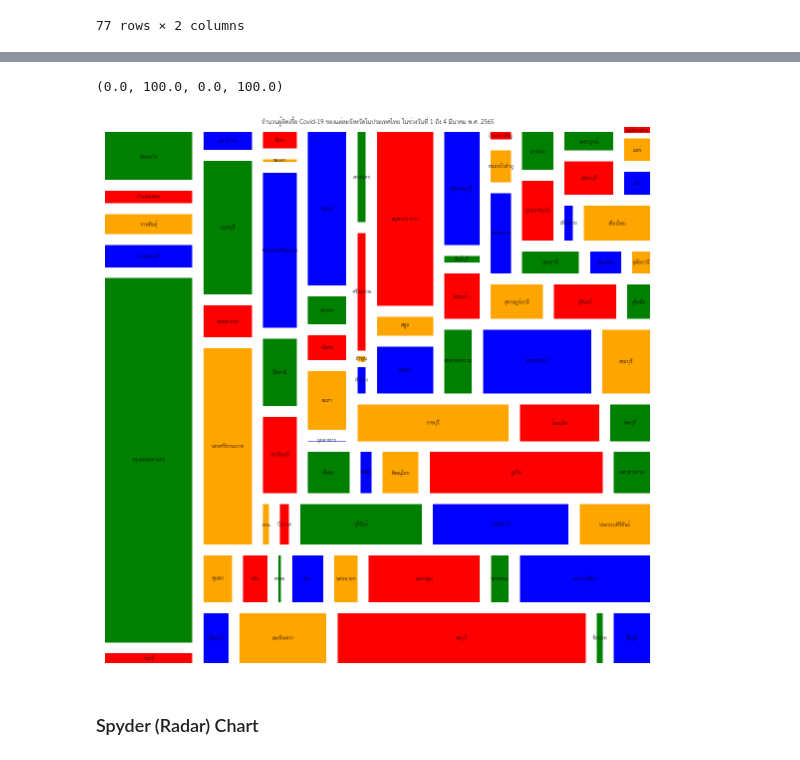
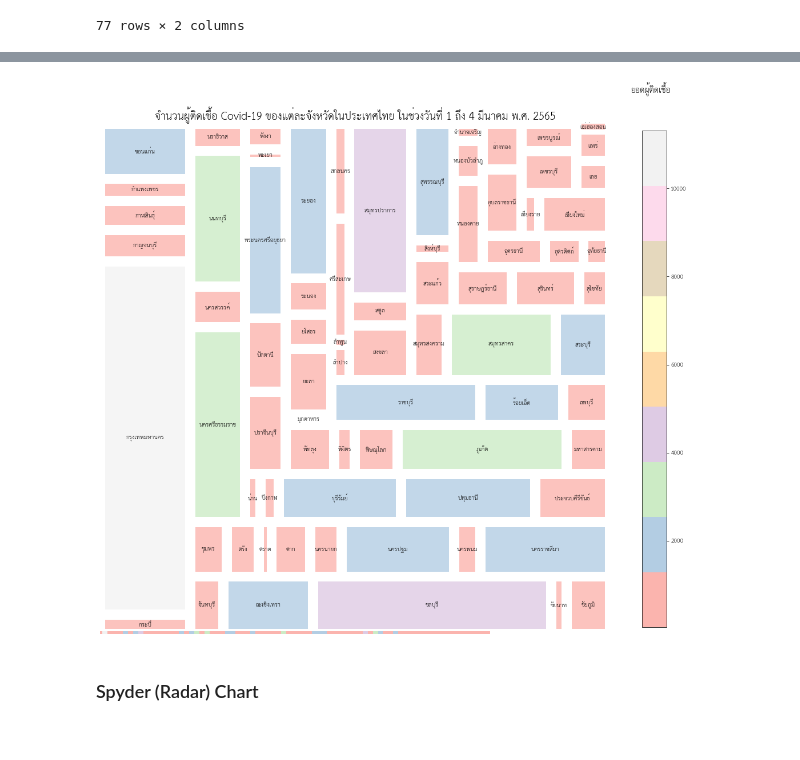
Before and after one commit to Umaporn19/data_viz_2022, a Jupyter notebook: DataViz04_Data_Comparison.ipynb, the cells around one changed output, grey strips where cells are left out. Saved outputs shown, nothing was run; the diff lists cells and outputs as text; code cells hidden in the pictures.

```diff
--- a/DataViz04_Data_Comparison.ipynb
+++ b/DataViz04_Data_Comparison.ipynb
@@ -628,20 +622,37 @@ thsarabunnew-webfont.ttf.15  thsarabunnew-webfont.ttf.9
 import matplotlib as mpl
 mpl.font_manager.fontManager.addfont('thsarabunnew-webfont.ttf')
 mpl.rc('font', family='TH Sarabun New')
+# %%
+import matplotlib as mpl
+mpl.font_manager.fontManager.addfont('thsarabunnew-webfont.ttf')
+mpl.rc('font', family='TH Sarabun New')
 # %%
-norm = matplotlib.colors.Normalize(vmin=min(data_f['ยอดจำนวนผู้ติดเชื้อ']), vmax=max(data_f['ยอดจำนวนผู้ติดเชื้อ']))
-colors = [cmap(norm(value)) for value in data_f['ยอดจำนวนผู้ติดเชื้อ']]
+import matplotlib
+import matplotlib.pyplot as plt
+#!pip install squarify
+import squarify #คำสั่งที่ใช้ในการวาด treemap
 
+#สร้างกราฟ
+cmap = matplotlib.cm.Pastel1 #กำหนดสีของกราฟ
+mini=min(data_f['ยอดจำนวนผู้ติดเชื้อ']) #กำหนดข้อมูล
+maxi=max(data_f['ยอดจำนวนผู้ติดเชื้อ']) #กำหนดข้อมูล
+norm = matplotlib.colors.Normalize(vmin=mini, vmax=maxi) #Normalizeข้อมูล
+colors = [cmap(norm(value)) for value in data_f['ยอดจำนวนผู้ติดเชื้อ']] #กำหนดสีของกราฟ
+labels=data_f['province_of_isolation'] #กำหนดlabel
 
-fig = plt.gcf()
-fig.set_size_inches(20, 20)
+fig = plt.figure(figsize=(20, 20)) #กำหนดขนาดของกราฟ
+ax = fig.add_subplot(111, aspect="auto") #กำหนดตำแหน่งของกราฟ และ กำหนดการแสดงค่าด้วยข้อมูล
+ax = squarify.plot(data_f['ยอดจำนวนผู้ติดเชื้อ'], color=colors, label=labels,  alpha=.8 , pad = True) #ใช้คำสั่งsquarifyในการพอตกราฟ
+ax.set_title("จำนวนผู้ติดเชื้อ Covid-19 ของแต่ละจังหวัดในประเทศไทย ในช่วงวันที่ 1 ถึง 4 มีนาคม พ.ศ. 2565", fontsize=18) #กำหนดชื่อกราฟ
 
-squarify.plot(data_f['ยอดจำนวนผู้ติดเชื้อ'],label=data_f['province_of_isolation'],color=color,pad=True)
-plt.title('จำนวนผู้ติดเชื้อ Covid-19 ของแต่ละจังหวัดในประเทศไทย ในช่วงวันที่ 1 ถึง 4 มีนาคม พ.ศ. 2565')
-plt.axis('off')
+#สร้างcolor bar
+img = plt.imshow([data_f['ยอดจำนวนผู้ติดเชื้อ']], cmap=cmap) #คำสั่งแสดงภาพค่าสี
+img.set_visible(True) #แสดงค่าสีให้เห็น
+fig.colorbar(img, orientation="vertical", shrink=.80) #verticalแนวตั้ง horizontal แนวนอน
+fig.text(.77, .85, "ยอดผู้ติดเชื้อ", fontsize=14) #กำหนดตำแหน่งของชื่อcolor bar
+plt.axis('off');
 # %% [output]
-(0.0, 100.0, 0.0, 100.0)
-[figure, old version]
+[figure, new version]
 # %% [markdown]
 ### Spyder (Radar) Chart
 # %%
```
Also changed, not shown: parts of 38 cells of this notebook.
